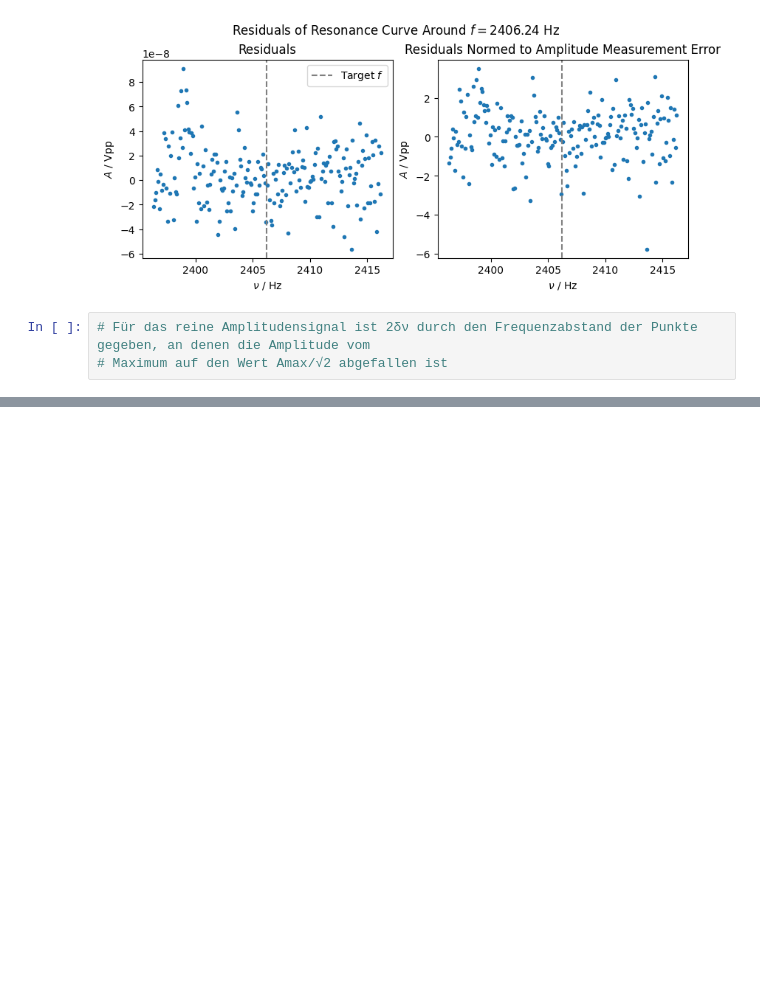
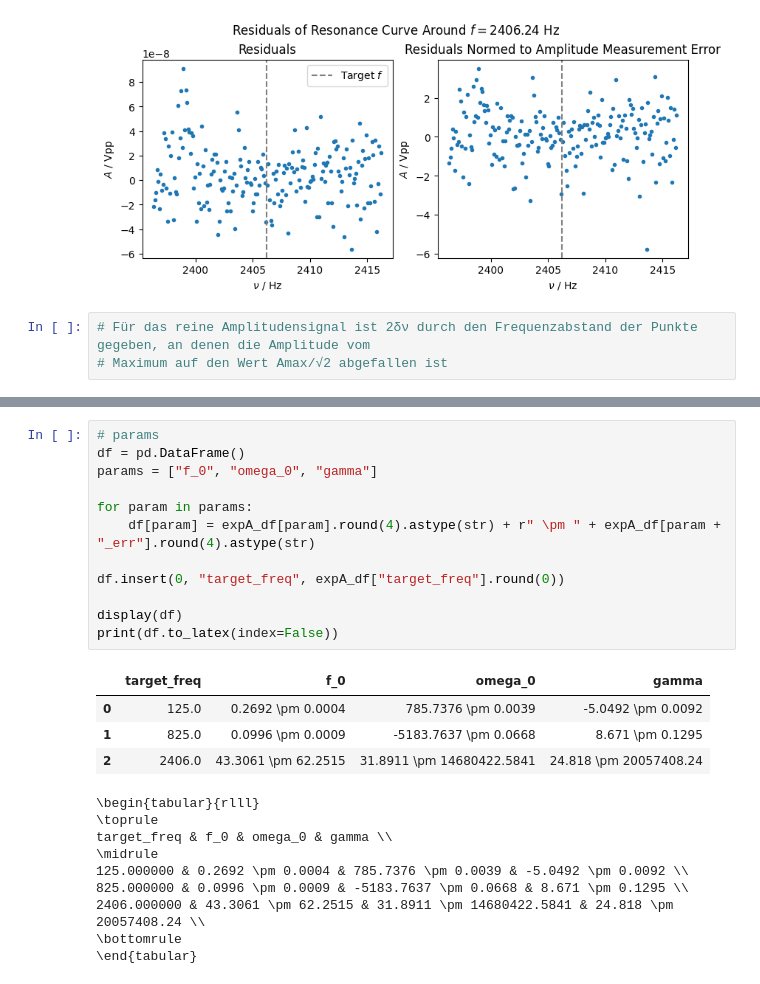
Before and after one commit to Just-Neptun/FP, a Jupyter notebook: F75 Computers and Data/Data_Analysis/analysis_A.ipynb, the cells around one changed output, grey strips where cells are left out. Cells and saved outputs as stored; diff of their text form; blank space fills up the shorter version.

```diff
--- a/F75 Computers and Data/Data_Analysis/analysis_A.ipynb
+++ b/F75 Computers and Data/Data_Analysis/analysis_A.ipynb
@@ -305,3 +318,29 @@ Q factor: 2.7860007138015418e-08 ± 2.5774849465292796e-09
 | 0 | 125.000000 | 137.127244 | 0.269231 | 0.000389 | 785.737592 | 3.941483e-03 | -5.049173 | 9.161562e-03 | ... |
 | 1 | 825.000000 | 859.361762 | 0.099557 | 0.000916 | -5183.763652 | 6.677647e-02 | 8.670963 | 1.294621e-01 | ... |
 | 2 | 2406.239417 | 2406.239417 | 43.306138 | 62.251527 | 31.891133 | 1.468042e+07 | 24.818020 | 2.005741e+07 | ... |
+# %%
+# params
+df = pd.DataFrame()
+params = ["f_0", "omega_0", "gamma"]
+
+for param in params:
+    df[param] = expA_df[param].round(4).astype(str) + r" \pm " + expA_df[param + "_err"].round(4).astype(str)
+
+df.insert(0, "target_freq", expA_df["target_freq"].round(0))
+
+display(df)
+print(df.to_latex(index=False))
+# %% [output]
+|  | target_freq | f_0 | omega_0 | gamma |
+| 0 | 125.0 | 0.2692 \pm 0.0004 | 785.7376 \pm 0.0039 | -5.0492 \pm 0.0092 |
+| 1 | 825.0 | 0.0996 \pm 0.0009 | -5183.7637 \pm 0.0668 | 8.671 \pm 0.1295 |
+| 2 | 2406.0 | 43.3061 \pm 62.2515 | 31.8911 \pm 14680422.5841 | 24.818 \pm 20057408.24 |
+\begin{tabular}{rlll}
+\toprule
+target_freq & f_0 & omega_0 & gamma \\
+\midrule
+125.000000 & 0.2692 \pm 0.0004 & 785.7376 \pm 0.0039 & -5.0492 \pm 0.0092 \\
+825.000000 & 0.0996 \pm 0.0009 & -5183.7637 \pm 0.0668 & 8.671 \pm 0.1295 \\
+2406.000000 & 43.3061 \pm 62.2515 & 31.8911 \pm 14680422.5841 & 24.818 \pm 20057408.24 \\
+\bottomrule
+\end{tabular}
```
Also changed, not shown: parts of 5 cells of this notebook.
